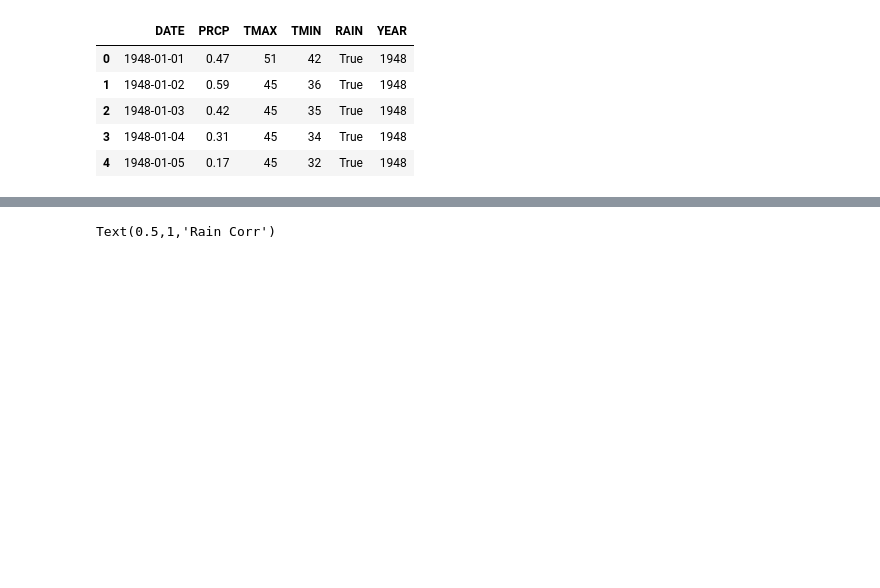
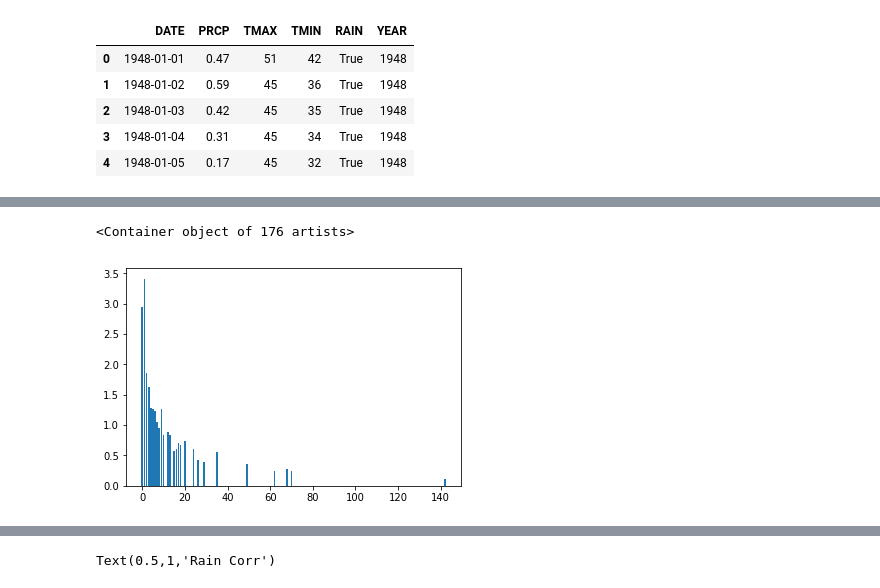
Before and after one commit to danjsiegel/530_Final, a Jupyter notebook: Final Project.ipynb, the cells around one changed output, grey strips where cells are left out. Cells and saved outputs as stored; diff of their text form; code cells hidden in the pictures; blank space fills up the shorter version.

```diff
--- a/Final Project.ipynb
+++ b/Final Project.ipynb
@@ -97,0 +135,10 @@ rain.head()
+# %%
+n = second_half['PRCP'].count()
+pmf_second = dict(second_half['PRCP'].value_counts())
+for freq, x in new_dict.items():
+    pmf_second[x] = freq / n
+# %%
+plt.bar(list(pmf_second.values()), list(pmf_second.keys()))
+# %% [output]
+<Container object of 176 artists>
+[figure, added]
```
Also changed, not shown: parts of 12 cells of this notebook, 1 other file.
